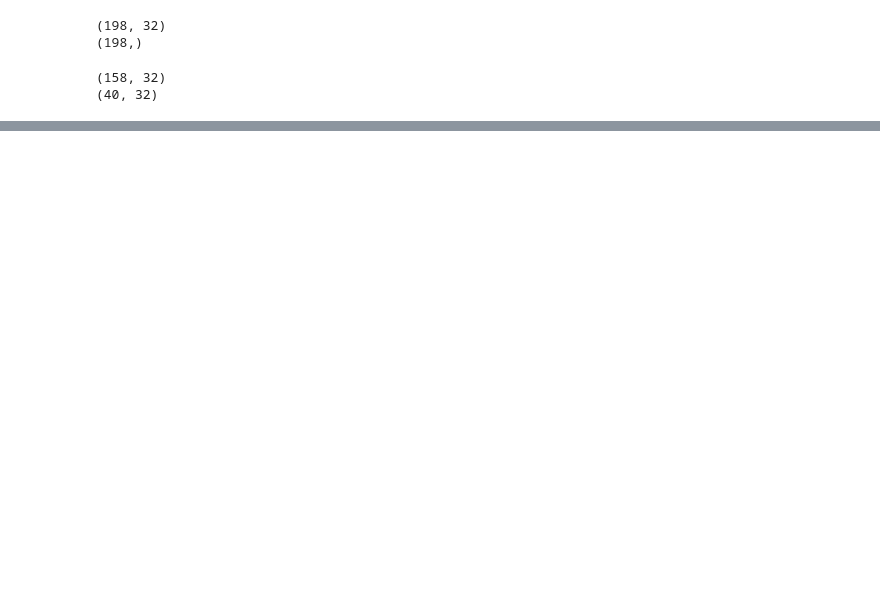
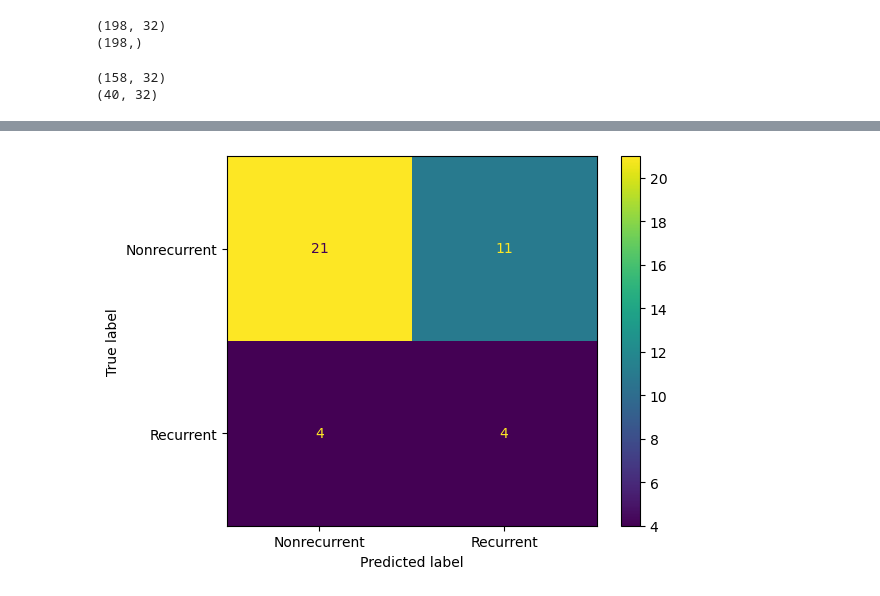
Before and after one commit to Raaaii/Breast_Cancer_ML-DL, a Jupyter notebook: LogRegClassifier/LRClassification.ipynb, the cells around one changed output, grey strips where cells are left out. Saved outputs shown, nothing was run; the diff lists cells and outputs as text; code cells hidden in the pictures; blank space fills up the shorter version.

```diff
--- a/LogRegClassifier/LRClassification.ipynb
+++ b/LogRegClassifier/LRClassification.ipynb
@@ -175,0 +58,4 @@ plt.show()
+# %%
+from sklearn.preprocessing import StandardScaler
+scaler = StandardScaler()
+X_train = scaler.fit_transform(X_train)
@@ -277,0 +124,12 @@ plt.savefig('countplot_after_sampling.png')
+# %%
+#find optimal value of hyperparameter C
+from sklearn.model_selection import GridSearchCV
+from sklearn.linear_model import LogisticRegression
+logmodel = LogisticRegression(solver='newton-cg', penalty='l2', max_iter=100, class_weight='balanced')
+parameters = {'C':np.linspace(300, 500, 8)}
+
+cv = GridSearchCV(logmodel,parameters,cv=10)
+cv_fit =cv.fit(X_train, y_train)
+
+#print best estimator
+best_clf = cv_fit.best_estimator_
@@ -277,0 +156,5 @@ plt.savefig('countplot_after_sampling.png')
+# %%
+ConfusionMatrixDisplay.from_predictions(y_test, cv.predict(pca.transform(scaler.transform(X_test))), display_labels=["Nonrecurrent", "Recurrent"])
+plt.savefig("confusionMatrix2.png", dpi=300)
+# %% [output]
+[figure, added]
```
Also changed, not shown: parts of 39 cells of this notebook, 4 other files.
